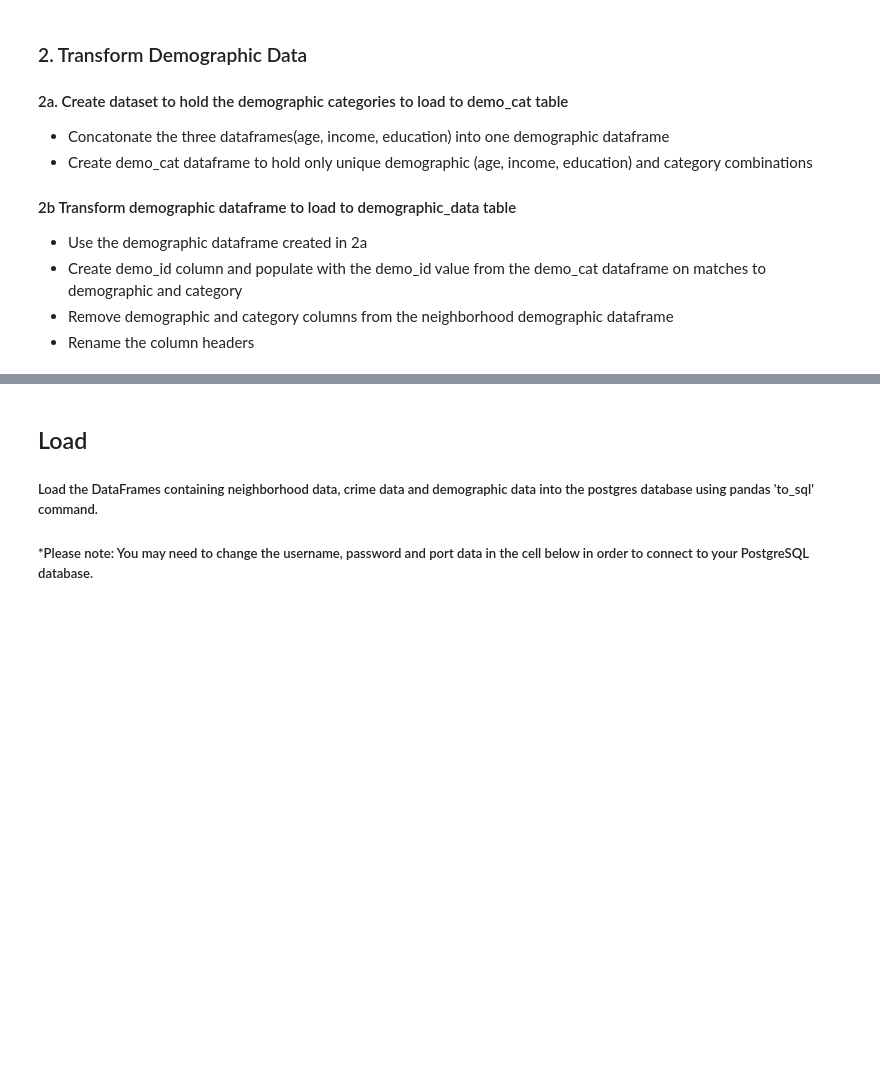
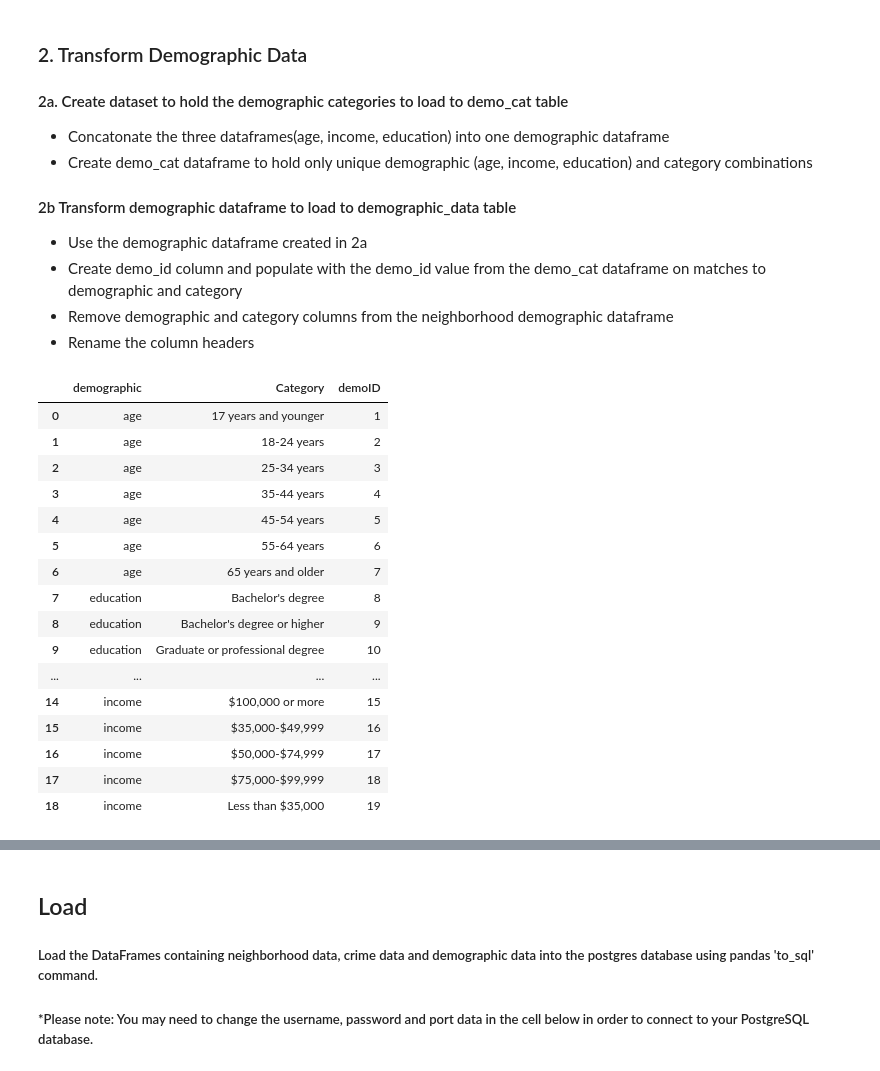
Before and after one commit to kimaprice/Minneapolis_Neighborhood_Crime_Dashboard, a Jupyter notebook: crime_data_ETL.ipynb, the cells around one changed output, grey strips where cells are left out. Saved outputs shown, nothing was run; the diff lists cells and outputs as text; code cells hidden in the pictures; blank space fills up the shorter version.

```diff
--- a/crime_data_ETL.ipynb
+++ b/crime_data_ETL.ipynb
@@ -470,16 +608,34 @@ minne_crime_final
 # %%
 #### ---- Demographic Categories ---- ####
 
 #Concatonate the three dataframes(age, income, education) into one demographic dataframe
 neighborhood_demos = pd.concat([education_df, age_df], ignore_index = True)
 neighborhood_demos = pd.concat([neighborhood_demos, income_df], ignore_index = True)
 
 #Get the list of unique demographic categories
 demo_cat = neighborhood_demos.groupby(['demographic', 'Category']).size().reset_index().drop(columns=0)
-demo_cat['demo_id'] = demo_cat.index + 1
+demo_cat['demoID'] = demo_cat.index + 1
 
 
 demo_cat
+# %% [output]
+|  | demographic | Category | demoID |
+| 0 | age | 17 years and younger | 1 |
+| 1 | age | 18-24 years | 2 |
+| 2 | age | 25-34 years | 3 |
+| 3 | age | 35-44 years | 4 |
+| 4 | age | 45-54 years | 5 |
+| 5 | age | 55-64 years | 6 |
+| 6 | age | 65 years and older | 7 |
+| 7 | education | Bachelor's degree | 8 |
+| 8 | education | Bachelor's degree or higher | 9 |
+| 9 | education | Graduate or professional degree | 10 |
+| ... | ... | ... | ... |
+| 14 | income | $100,000 or more | 15 |
+| 15 | income | $35,000-$49,999 | 16 |
+| 16 | income | $50,000-$74,999 | 17 |
+| 17 | income | $75,000-$99,999 | 18 |
+| 18 | income | Less than $35,000 | 19 |
 # %%
 #### ---- Neighborhood Demographic Data ---- ####
 
```
Also changed, not shown: parts of 15 cells of this notebook, 3 other files.
